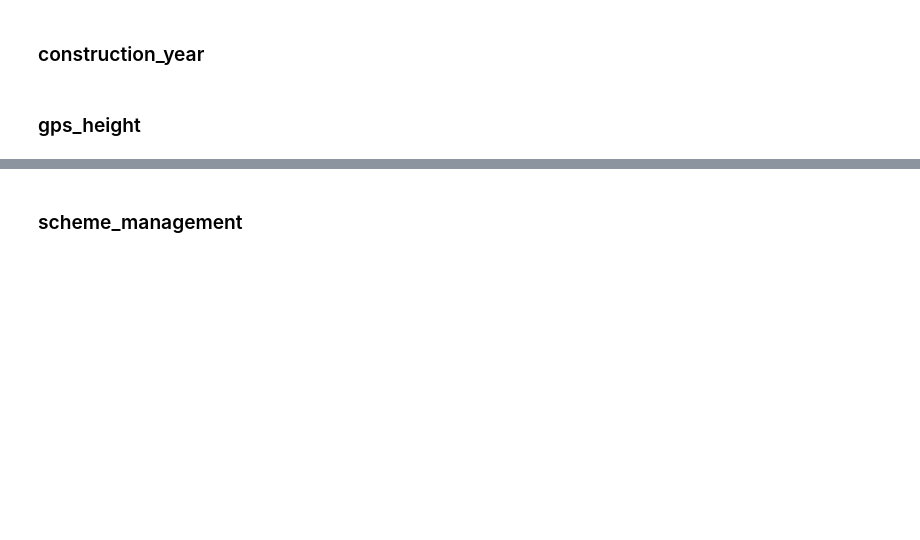
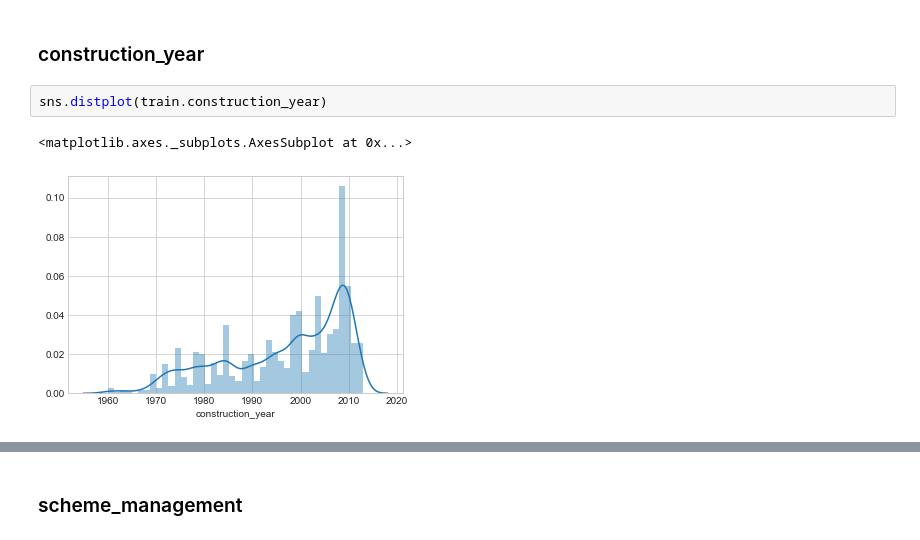
Before and after one commit to torben90/Capstone_NF_Waterpumps_Tanzania, a Jupyter notebook: PumpItUp_Main.ipynb, the cells around one changed output, grey strips where cells are left out. Saved outputs shown, nothing was run; the diff lists cells and outputs as text; blank space fills up the shorter version.

```diff
--- a/PumpItUp_Main.ipynb
+++ b/PumpItUp_Main.ipynb
@@ -276,4 +478,7 @@ to_drop = []
 # %% [markdown]
 ### construction_year
-# %% [markdown]
-### gps_height
+# %%
+sns.distplot(train.construction_year)
+# %% [output]
+<matplotlib.axes._subplots.AxesSubplot at 0x...>
+[figure, added]
```
Also changed, not shown: parts of 230 cells of this notebook.
